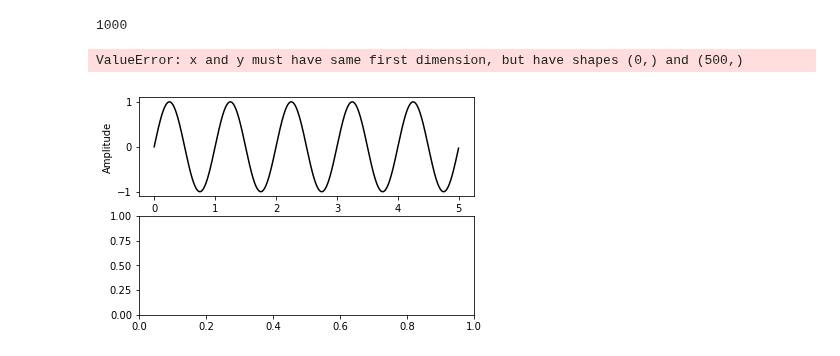
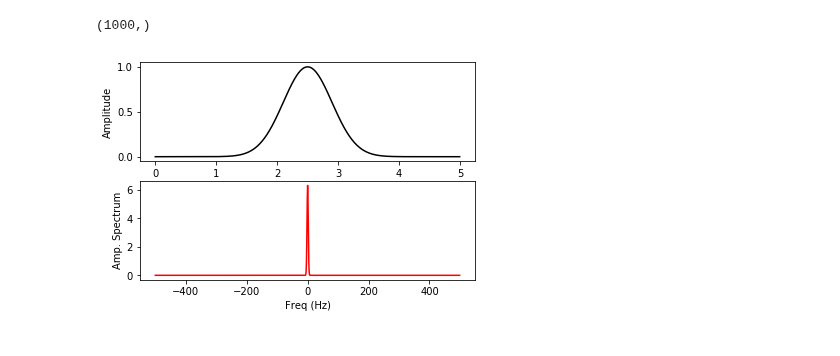
Before and after one commit to GitNiko/linearC, a Jupyter notebook: singal_system.ipynb, the cells around one changed output. Cells and saved outputs as stored; diff of their text form; code cells hidden in the pictures.

```diff
--- a/singal_system.ipynb
+++ b/singal_system.ipynb
@@ -628,28 +750,50 @@ L2空间
 # %%
+# https://www.jianshu.com/p/58630d0489ea
 import matplotlib.pyplot as plt
 import numpy as np
 
 def show(ori_func, ft, sampling_period = 5):
     n = len(ori_func)
     interval = sampling_period / n
     # 绘制原始函数
     plt.subplot(2, 1, 1)
     plt.plot(np.arange(0, sampling_period, interval), ori_func, 'black')
     plt.xlabel('Time'), plt.ylabel('Amplitude')
     # 绘制变换后的函数
     plt.subplot(2,1,2)
-    frequency = np.arange(n / 2) / (n * interval)
-    nfft = abs(ft[range(int(n / 2))] / n )
+#     frequency = np.arange(n / 2) / (n * interval)
+#     nfft = abs(ft[range(int(n / 2))] / n )
+    frequency = np.arange(- int(n/2), int(n/2), 1)
+    nfft = abs(ft)
+    print(nfft.shape)
     plt.plot(frequency, nfft, 'red')
     plt.xlabel('Freq (Hz)'), plt.ylabel('Amp. Spectrum')
     plt.show()
 
+time = np.arange(-2.5, 2.5, .005)
 # 生成频率为 1（角速度为 2 * pi）的正弦波
-time = np.arange(0, 5, .005)
-x = np.sin(2 * np.pi * 1 * time)
+# x = np.sin(10 * np.pi * 1 * time)
+
+# 方波
+# x = np.zeros(len(time))
+# x[::20] = 1
+
+# 脉冲波
+# x = np.zeros(len(time))
+# x[380:400] = np.arange(0, 1, .05)
+# x[400:420] = np.arange(1, 0, -.05)
+
+# 生成随机数
+# x = np.random.random(100)
+# y = np.fft.fft(x)
+
+# 高斯函数
+# 为什么不像呢？，正常来说是两个同样的高斯函数
+x = np.exp(-np.pi*time**2)
+
 y = np.fft.fft(x)
+y = np.fft.fftshift(y)
 show(x, y)
 # %% [output]
-1000
+(1000,)
-ValueError: x and y must have same first dimension, but have shapes (0,) and (500,)
-[figure, old version]
+[figure, new version]
```
Also changed, not shown: parts of 1 cell of this notebook.
